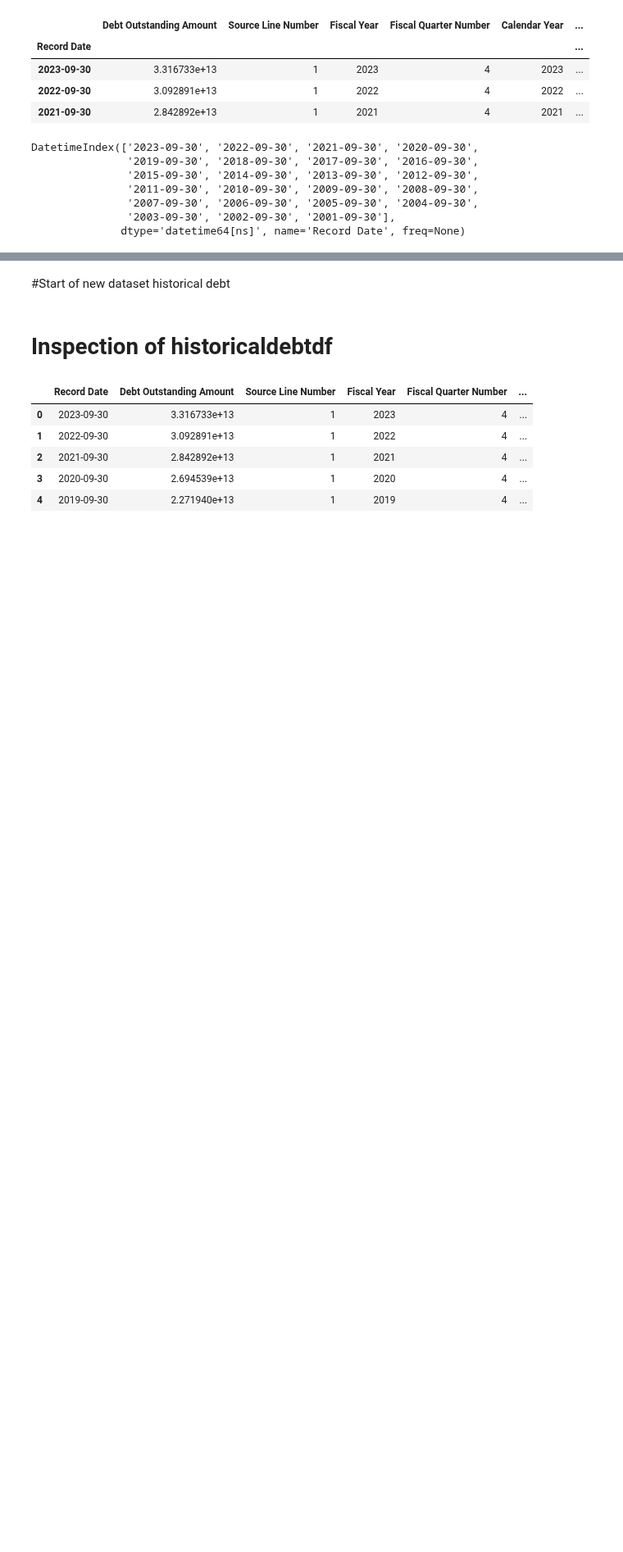
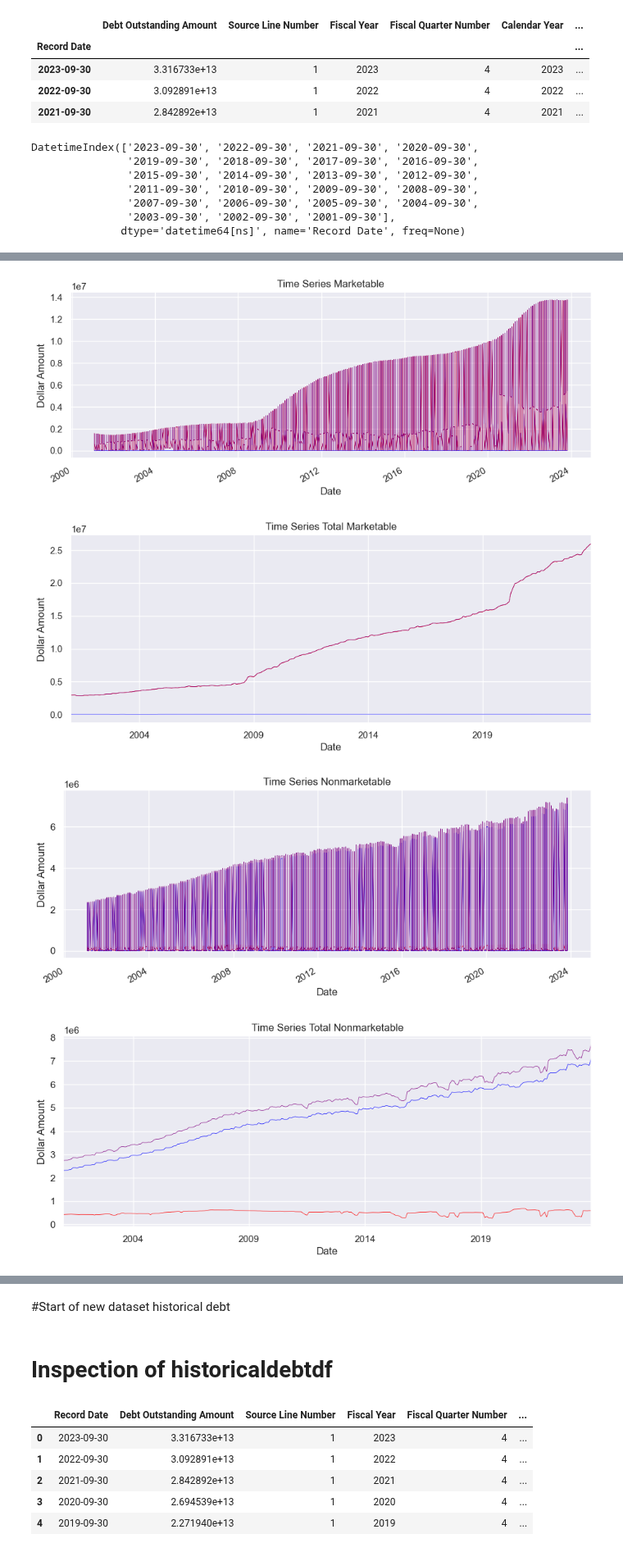
Before and after one commit to felabonte/DataMiningFinalProject, a Jupyter notebook: CS6220_DataMining_FinalProject.ipynb, the cells around one changed output, grey strips where cells are left out. Shown at 82% size. Drawn from its saved outputs; the diff is of its cells as text; code cells hidden in the pictures; blank space fills up the shorter version.

```diff
--- a/CS6220_DataMining_FinalProject.ipynb
+++ b/CS6220_DataMining_FinalProject.ipynb
@@ -517,0 +697,18 @@ hdout_clean.plot.line(x='Fiscal Year', y='Debt Outstanding Amount')
+# %%
+sns.set(rc={'figure.figsize':(11, 4)})
+for each_type in sec_type_set:
+    df = mspd_df[mspd_df['Security Type Description'] == each_type]
+    df['Debt Held by the Public (in Millions)'].plot(linewidth=0.5, color='red')
+    df['Intragovernmental Holdings (in Millions)'].plot(linewidth=0.5, color='blue')
+    df['Total Public Debt Outstanding (in Millions)'].plot(linewidth=0.5, color='purple')
+    plt.xlabel('Date')
+    plt.ylabel('Dollar Amount')
+
+    # displaying the title
+    plt.title("Time Series " + each_type)
+    plt.show()
+# %% [output]
+[figure, added]
+[figure, added]
+[figure, added]
+[figure, added]
```
Also changed, not shown: parts of 33 cells of this notebook.
